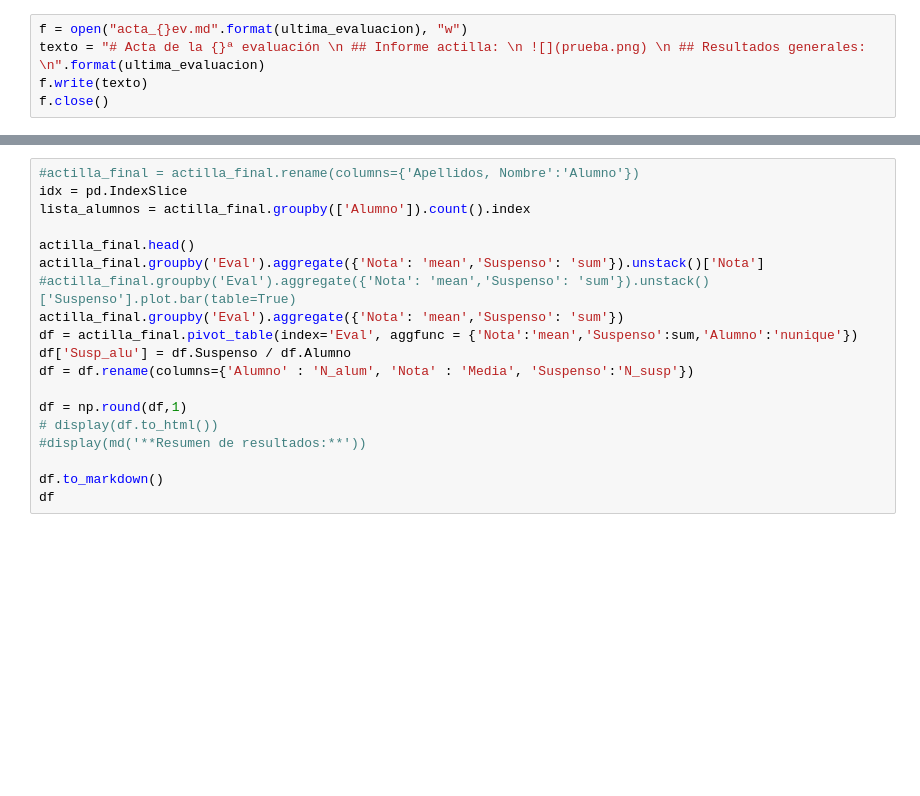
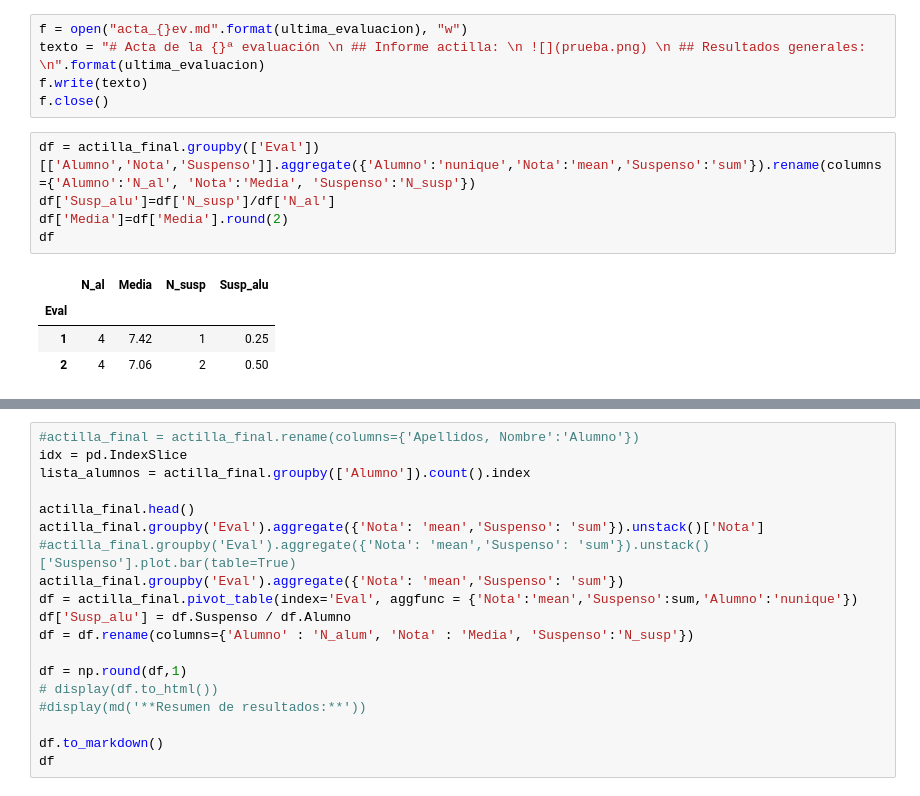
Before and after one commit to crdguez/mat4ac, a Jupyter notebook: notebooks/est_evaluacion_2021.ipynb, the cells around one changed output, grey strips where cells are left out. Saved outputs shown, nothing was run; the diff lists cells and outputs as text; blank space fills up the shorter version.

```diff
--- a/notebooks/est_evaluacion_2021.ipynb
+++ b/notebooks/est_evaluacion_2021.ipynb
@@ -207,3 +204,13 @@ f = open("acta_{}ev.md".format(ultima_evaluacion), "w")
 texto = "# Acta de la {}ª evaluación \n ## Informe actilla: \n ![](prueba.png) \n ## Resultados generales: \n".format(ultima_evaluacion)
 f.write(texto)
 f.close()
+# %%
+df = actilla_final.groupby(['Eval'])[['Alumno','Nota','Suspenso']].aggregate({'Alumno':'nunique','Nota':'mean','Suspenso':'sum'}).rename(columns={'Alumno':'N_al', 'Nota':'Media', 'Suspenso':'N_susp'})
+df['Susp_alu']=df['N_susp']/df['N_al']
+df['Media']=df['Media'].round(2)
+df
+# %% [output]
+|  | N_al | Media | N_susp | Susp_alu |
+| Eval |  |  |  |  |
+| 1 | 4 | 7.42 | 1 | 0.25 |
+| 2 | 4 | 7.06 | 2 | 0.50 |
```
Also changed, not shown: parts of 8 cells of this notebook.
